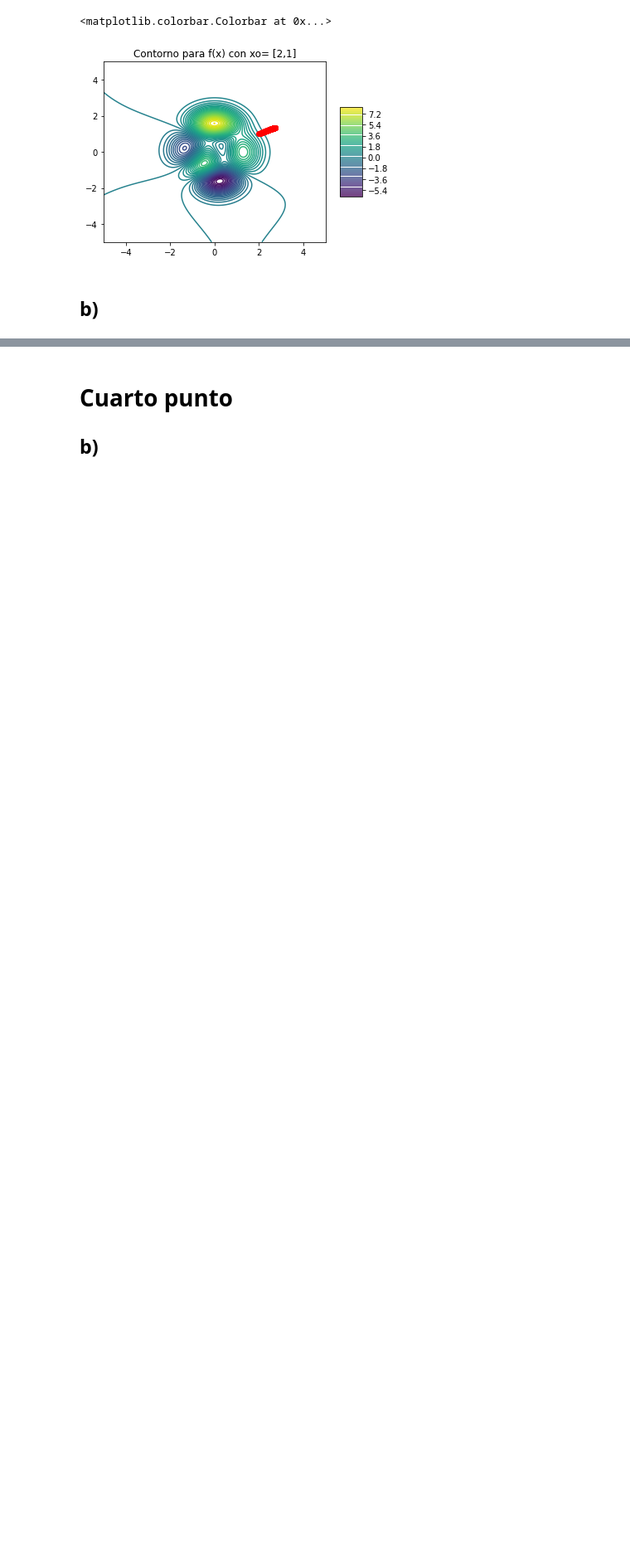
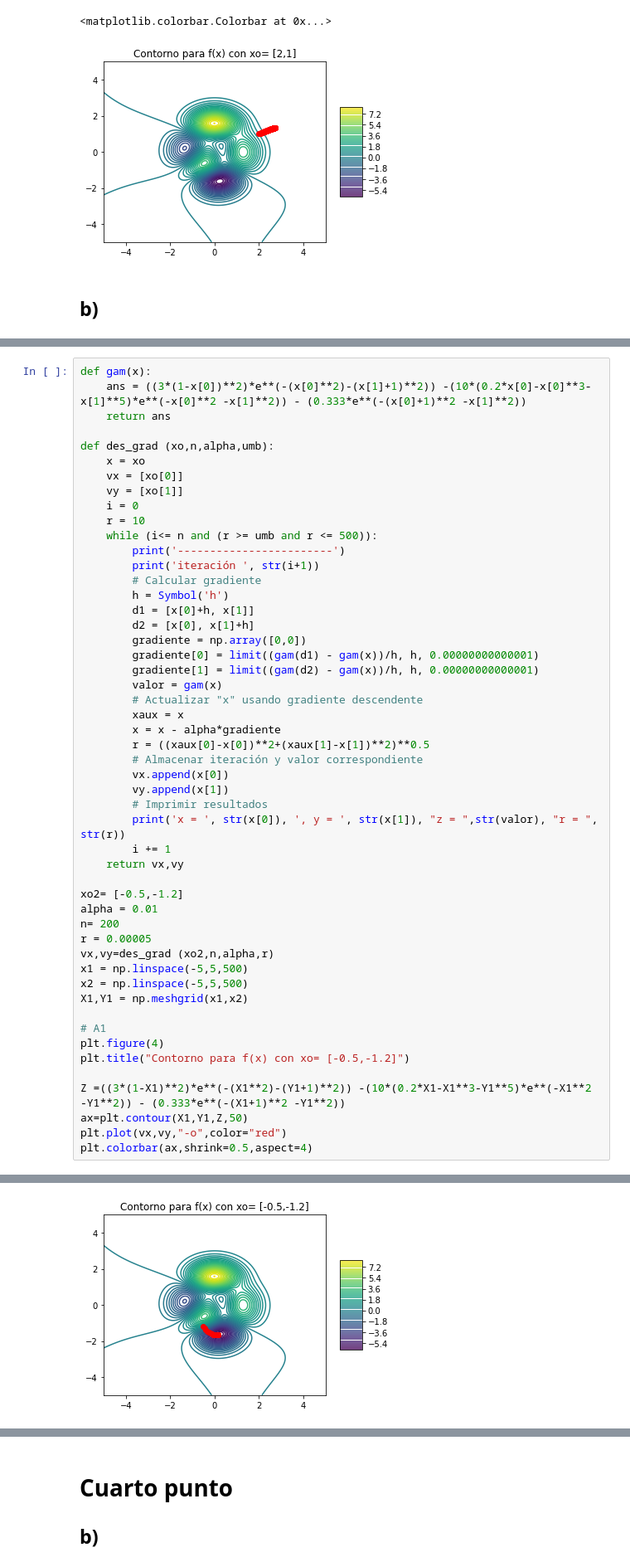
Before and after one commit to lab-optimizacion-202220/descenso_de_gradiente, a Jupyter notebook: lab_gradiente.ipynb, the cells around one changed output, grey strips where cells are left out. Shown at 83% size. Cells and saved outputs as stored; diff of their text form; blank space fills up the shorter version.

```diff
--- a/lab_gradiente.ipynb
+++ b/lab_gradiente.ipynb
@@ -417,0 +418,52 @@ x =  2.7182380602407905 , y =  1.3454181318396747 z =  0.024390532724460602 r =
+# %%
+def gam(x):
+    ans = ((3*(1-x[0])**2)*e**(-(x[0]**2)-(x[1]+1)**2)) -(10*(0.2*x[0]-x[0]**3-x[1]**5)*e**(-x[0]**2 -x[1]**2)) - (0.333*e**(-(x[0]+1)**2 -x[1]**2))
+    return ans
+
+def des_grad (xo,n,alpha,umb):
+    x = xo
+    vx = [xo[0]]
+    vy = [xo[1]]
+    i = 0
+    r = 10
+    while (i<= n and (r >= umb and r <= 500)):
+        print('------------------------')
+        print('iteración ', str(i+1))
+        # Calcular gradiente
+        h = Symbol('h')
+        d1 = [x[0]+h, x[1]]
+        d2 = [x[0], x[1]+h]
+        gradiente = np.array([0,0])
+        gradiente[0] = limit((gam(d1) - gam(x))/h, h, 0.00000000000001)
+        gradiente[1] = limit((gam(d2) - gam(x))/h, h, 0.00000000000001)
+        valor = gam(x)
+        # Actualizar "x" usando gradiente descendente
+        xaux = x
+        x = x - alpha*gradiente
+        r = ((xaux[0]-x[0])**2+(xaux[1]-x[1])**2)**0.5
+        # Almacenar iteración y valor correspondiente
+        vx.append(x[0])
+        vy.append(x[1])
+        # Imprimir resultados
+        print('x = ', str(x[0]), ', y = ', str(x[1]), "z = ",str(valor), "r = ", str(r))
+        i += 1
+    return vx,vy
+
+xo2= [-0.5,-1.2]
+alpha = 0.01
+n= 200
+r = 0.00005
+vx,vy=des_grad (xo2,n,alpha,r)
+x1 = np.linspace(-5,5,500)
+x2 = np.linspace(-5,5,500)
+X1,Y1 = np.meshgrid(x1,x2)
+
+# A1
+plt.figure(4)
+plt.title("Contorno para f(x) con xo= [-0.5,-1.2]")
+
+Z =((3*(1-X1)**2)*e**(-(X1**2)-(Y1+1)**2)) -(10*(0.2*X1-X1**3-Y1**5)*e**(-X1**2 -Y1**2)) - (0.333*e**(-(X1+1)**2 -Y1**2))
+ax=plt.contour(X1,Y1,Z,50)
+plt.plot(vx,vy,"-o",color="red")
+plt.colorbar(ax,shrink=0.5,aspect=4)
+# %% [output]
@@ -417,0 +488 @@ x =  2.7182380602407905 , y =  1.3454181318396747 z =  0.024390532724460602 r =
+[figure, added]
```
Also changed, not shown: parts of 21 cells of this notebook.
